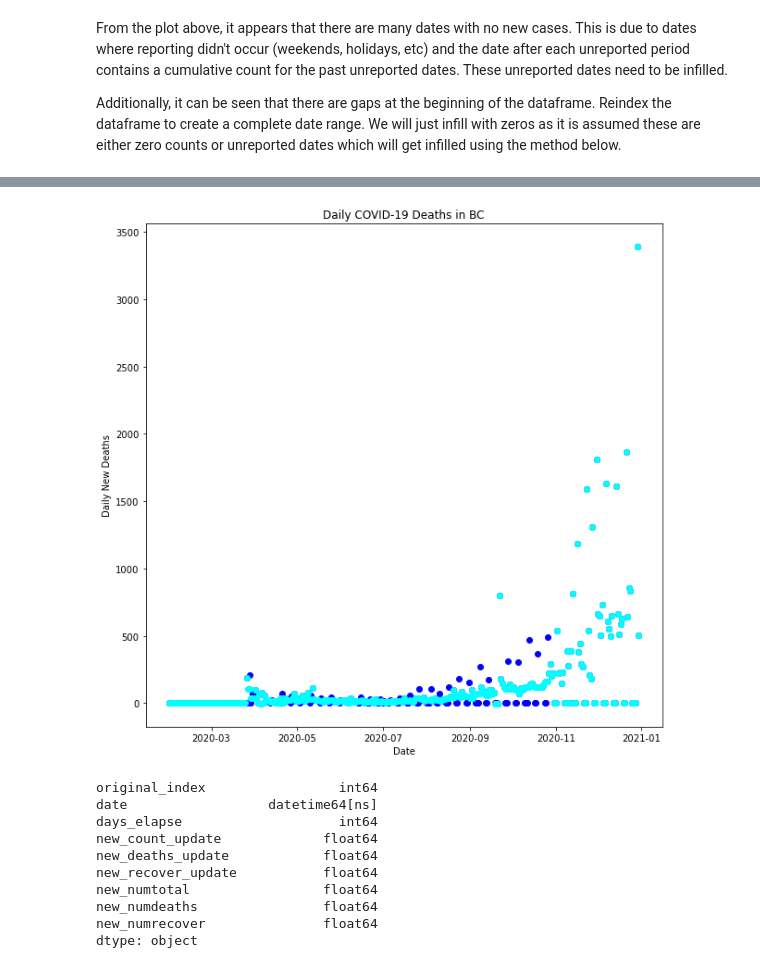
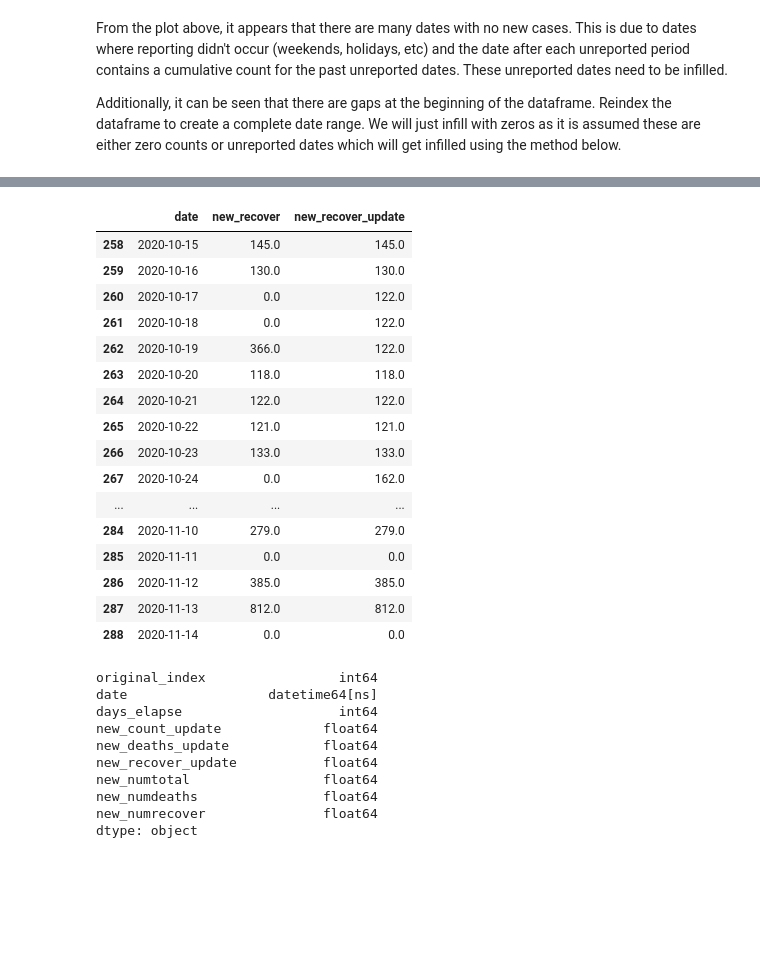
Before and after one commit to WraySmith/COVID_learning, a Jupyter notebook: covid_explore.ipynb, the cells around one changed output, grey strips where cells are left out. Cells and saved outputs as stored; diff of their text form; code cells hidden in the pictures; blank space fills up the shorter version.

```diff
--- a/covid_explore.ipynb
+++ b/covid_explore.ipynb
@@ -413,21 +416,22 @@ plt.show()
-# %%
-# plot individual recovery counts to show corrections
-fig, ax = plt.subplots(figsize=(10, 10))
-
-ax.scatter(covid_3['date'],
-        covid_3['new_recover'],
-        color='blue')
-
-ax.scatter(covid_3['date'],
-        covid_3['new_recover_update'],
-        color='cyan')
-
-ax.set(xlabel="Date",
-       ylabel="Daily New Deaths",
-       title="Daily COVID-19 Deaths in BC")
-
-plt.show()
-# %% [output]
-[figure, removed]
+# %%
+covid_data.loc[:,('date', 'new_recover', 'new_recover_update')][(covid_data['date'] >= '2020-09-15') & (covid_data['date'] < '2020-11-15')]
+# %% [output]
+|  | date | new_recover | new_recover_update |
+| 258 | 2020-10-15 | 145.0 | 145.0 |
+| 259 | 2020-10-16 | 130.0 | 130.0 |
+| 260 | 2020-10-17 | 0.0 | 122.0 |
+| 261 | 2020-10-18 | 0.0 | 122.0 |
+| 262 | 2020-10-19 | 366.0 | 122.0 |
+| 263 | 2020-10-20 | 118.0 | 118.0 |
+| 264 | 2020-10-21 | 122.0 | 122.0 |
+| 265 | 2020-10-22 | 121.0 | 121.0 |
+| 266 | 2020-10-23 | 133.0 | 133.0 |
+| 267 | 2020-10-24 | 0.0 | 162.0 |
+| ... | ... | ... | ... |
+| 284 | 2020-11-10 | 279.0 | 279.0 |
+| 285 | 2020-11-11 | 0.0 | 0.0 |
+| 286 | 2020-11-12 | 385.0 | 385.0 |
+| 287 | 2020-11-13 | 812.0 | 812.0 |
+| 288 | 2020-11-14 | 0.0 | 0.0 |
 # %%
 # create a new dataframe with just the columns of interest
```
Also changed, not shown: parts of 27 cells of this notebook, 7 other files.
